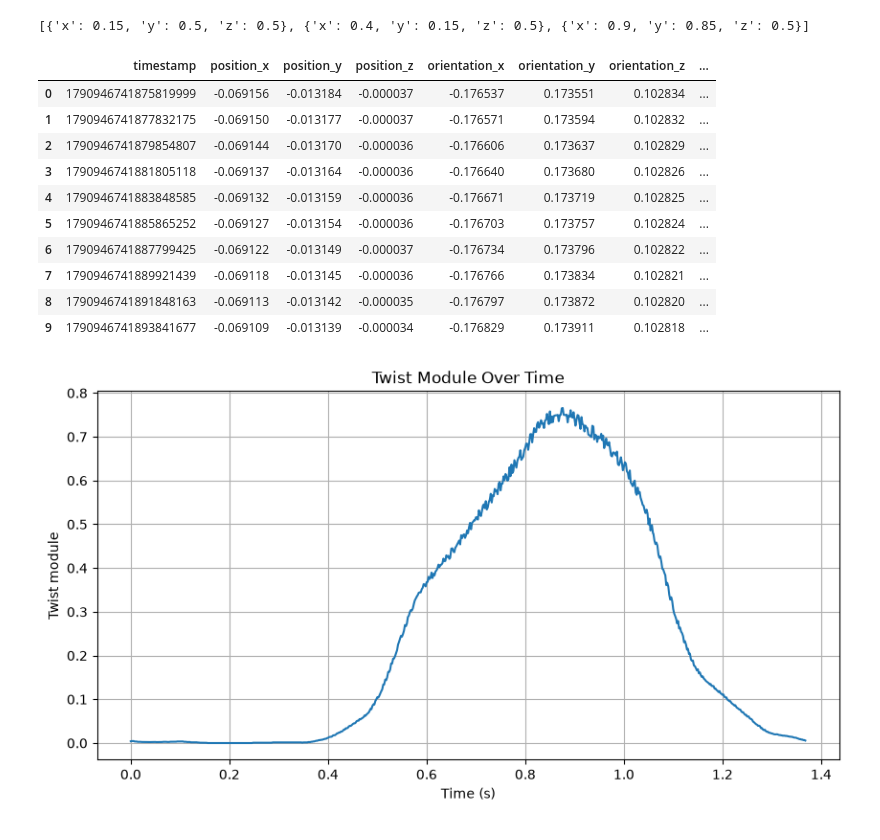
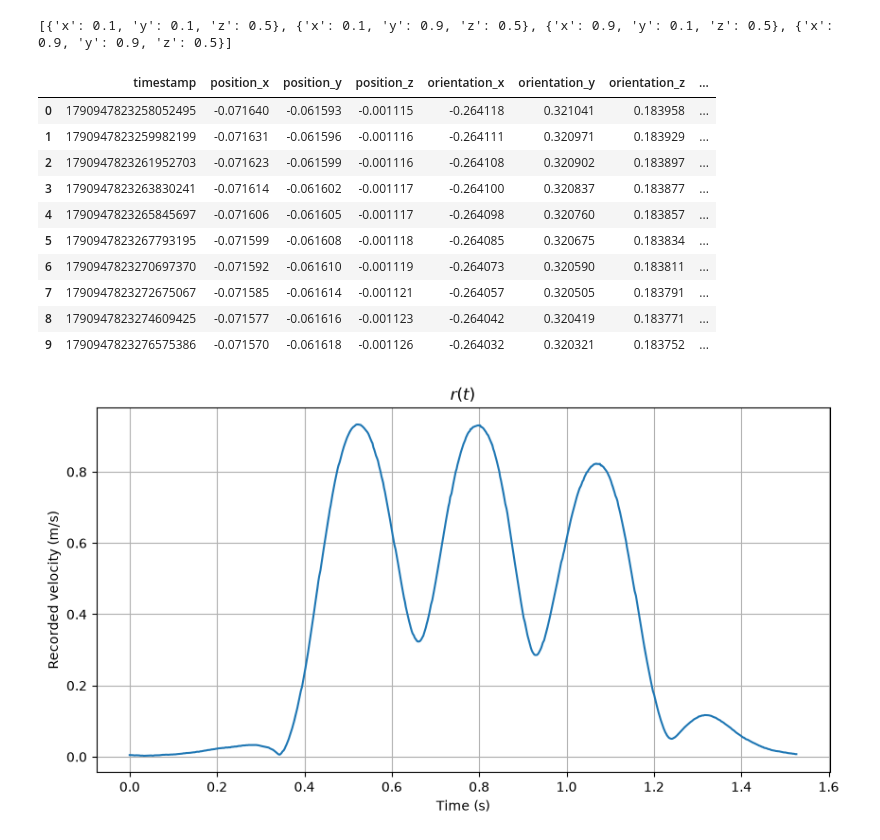
Before and after one commit to Dacu02/master_thesis_data_analysis, a Jupyter notebook: data/framework/viewer.ipynb, the cells around one changed output. Saved outputs shown, nothing was run; the diff lists cells and outputs as text; code cells hidden in the pictures.

```diff
--- a/data/framework/viewer.ipynb
+++ b/data/framework/viewer.ipynb
@@ -5,7 +5,7 @@ import pandas as pd
 import numpy as np
 import yaml
 #CSV_FILE = "/home/ddacunto/Desktop/ros2_ws/recording_csv/NOEMI_BIANCAMANO/CHECK_XY/recording_1.csv"
-CSV_FILE = "/home/ddacunto/Desktop/ros2_ws/recording_csv/NOEMI_BIANCAMANO/CHECK_XZ/recording_1.csv"
+CSV_FILE = "/home/ddacunto/Desktop/ros2_ws/recording_csv/NOEMI_BIANCAMANO/LETTER_N/recording_10.csv"
 YAML_PATHS_FILE = "/home/ddacunto/Desktop/ros2_ws/src/unisa_acg_ros2/haptics/haptic_interaction_teach_and_record_demo/config/paths.yaml"
 with open(YAML_PATHS_FILE, "r") as f:
     yaml_data = yaml.safe_load(f)
@@ -19,37 +19,37 @@ csv_data = pd.read_csv(CSV_FILE)
 print(WAYPOINTS)
 csv_data.head(10)
 # %% [output]
-[{'x': 0.15, 'y': 0.5, 'z': 0.5}, {'x': 0.4, 'y': 0.15, 'z': 0.5}, {'x': 0.9, 'y': 0.85, 'z': 0.5}]
+[{'x': 0.1, 'y': 0.1, 'z': 0.5}, {'x': 0.1, 'y': 0.9, 'z': 0.5}, {'x': 0.9, 'y': 0.1, 'z': 0.5}, {'x': 0.9, 'y': 0.9, 'z': 0.5}]
 |  | timestamp | position_x | position_y | position_z | orientation_x | orientation_y | orientation_z | ... |
-| 0 | 1790946741875819999 | -0.069156 | -0.013184 | -0.000037 | -0.176537 | 0.173551 | 0.102834 | ... |
-| 1 | 1790946741877832175 | -0.069150 | -0.013177 | -0.000037 | -0.176571 | 0.173594 | 0.102832 | ... |
-| 2 | 1790946741879854807 | -0.069144 | -0.013170 | -0.000036 | -0.176606 | 0.173637 | 0.102829 | ... |
-| 3 | 1790946741881805118 | -0.069137 | -0.013164 | -0.000036 | -0.176640 | 0.173680 | 0.102826 | ... |
-| 4 | 1790946741883848585 | -0.069132 | -0.013159 | -0.000036 | -0.176671 | 0.173719 | 0.102825 | ... |
-| 5 | 1790946741885865252 | -0.069127 | -0.013154 | -0.000036 | -0.176703 | 0.173757 | 0.102824 | ... |
-| 6 | 1790946741887799425 | -0.069122 | -0.013149 | -0.000037 | -0.176734 | 0.173796 | 0.102822 | ... |
-| 7 | 1790946741889921439 | -0.069118 | -0.013145 | -0.000036 | -0.176766 | 0.173834 | 0.102821 | ... |
-| 8 | 1790946741891848163 | -0.069113 | -0.013142 | -0.000035 | -0.176797 | 0.173872 | 0.102820 | ... |
-| 9 | 1790946741893841677 | -0.069109 | -0.013139 | -0.000034 | -0.176829 | 0.173911 | 0.102818 | ... |
+| 0 | 1790947823258052495 | -0.071640 | -0.061593 | -0.001115 | -0.264118 | 0.321041 | 0.183958 | ... |
+| 1 | 1790947823259982199 | -0.071631 | -0.061596 | -0.001116 | -0.264111 | 0.320971 | 0.183929 | ... |
+| 2 | 1790947823261952703 | -0.071623 | -0.061599 | -0.001116 | -0.264108 | 0.320902 | 0.183897 | ... |
+| 3 | 1790947823263830241 | -0.071614 | -0.061602 | -0.001117 | -0.264100 | 0.320837 | 0.183877 | ... |
+| 4 | 1790947823265845697 | -0.071606 | -0.061605 | -0.001117 | -0.264098 | 0.320760 | 0.183857 | ... |
+| 5 | 1790947823267793195 | -0.071599 | -0.061608 | -0.001118 | -0.264085 | 0.320675 | 0.183834 | ... |
+| 6 | 1790947823270697370 | -0.071592 | -0.061610 | -0.001119 | -0.264073 | 0.320590 | 0.183811 | ... |
+| 7 | 1790947823272675067 | -0.071585 | -0.061614 | -0.001121 | -0.264057 | 0.320505 | 0.183791 | ... |
+| 8 | 1790947823274609425 | -0.071577 | -0.061616 | -0.001123 | -0.264042 | 0.320419 | 0.183771 | ... |
+| 9 | 1790947823276575386 | -0.071570 | -0.061618 | -0.001126 | -0.264032 | 0.320321 | 0.183752 | ... |
 # %%
 time_seconds = (csv_data["timestamp"] - csv_data["timestamp"].iloc[0]) / 1e9
 
 twist_module = (
     csv_data[["twist_linear_x", "twist_linear_y", "twist_linear_z"]]
     .pow(2)
     .sum(axis=1)
     .pow(0.5)
 )
 
 plt.figure(figsize=(10, 5))
 plt.plot(time_seconds, twist_module)
 plt.xlabel("Time (s)")
-plt.ylabel("Twist module")
-plt.title("Twist Module Over Time")
+plt.ylabel("Recorded velocity (m/s)")
+plt.title("$r(t)$")
 plt.grid(True)
 plt.show()
 # %% [output]
-[figure, old version]
+[figure, new version]
 # %%
 from scipy.signal import cheby2, filtfilt
 
```
Also changed, not shown: parts of 9 cells of this notebook.
